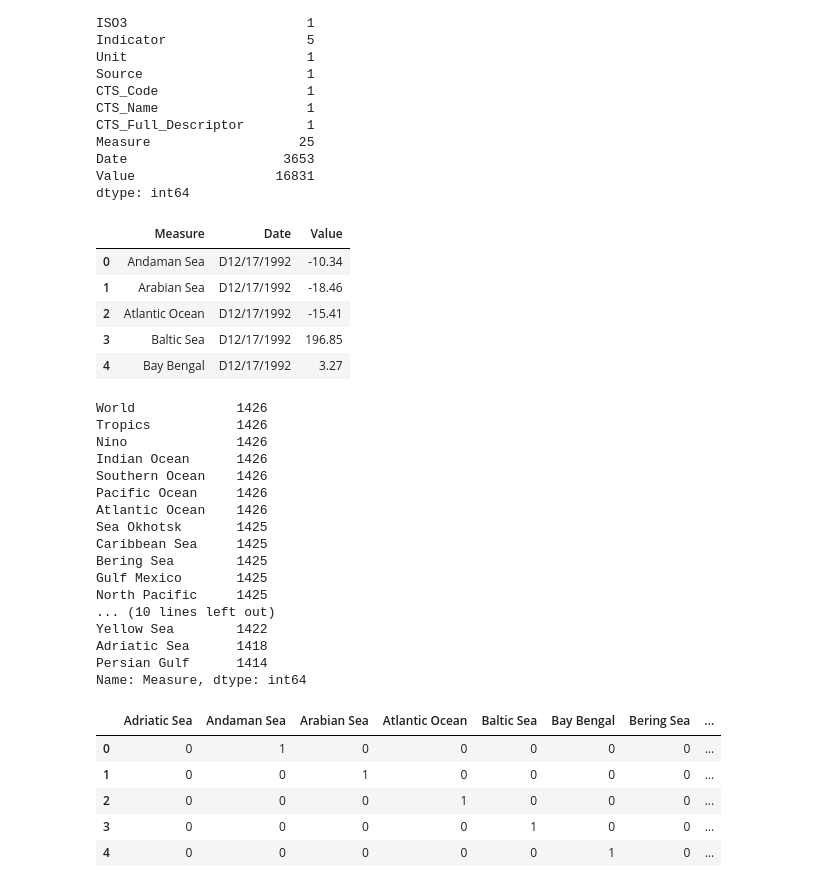
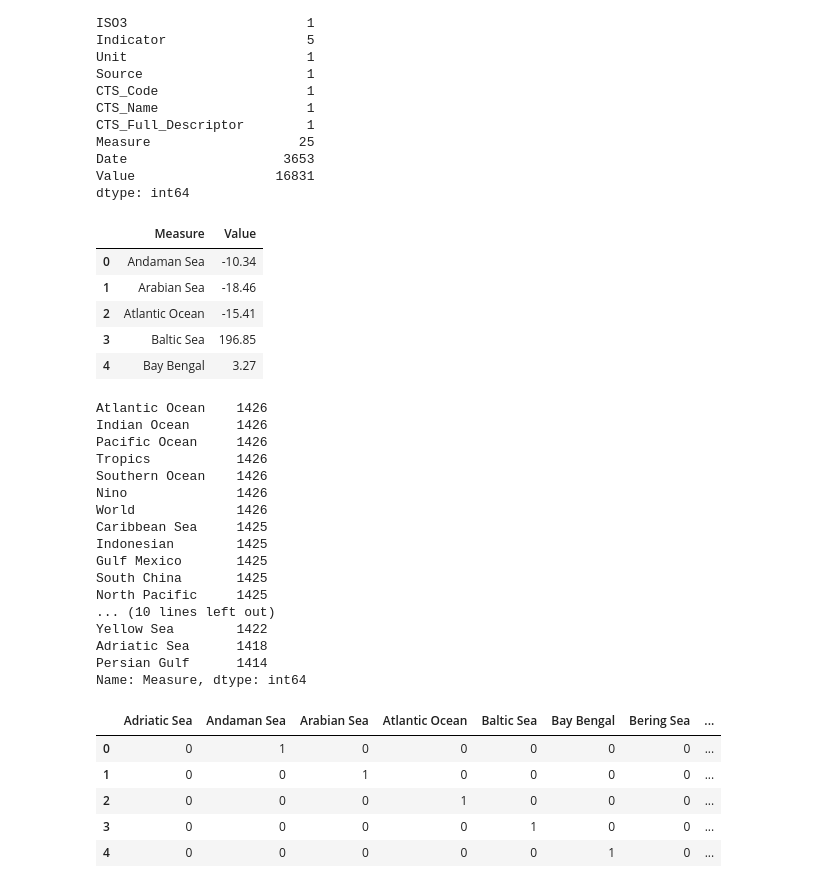
Before and after one commit to detmanski/climate_change_analysis, a Jupyter notebook: sea_levels copy.ipynb, the cells around one changed output. Saved outputs shown, nothing was run; the diff lists cells and outputs as text; code cells hidden in the pictures.

```diff
--- a/sea_levels copy.ipynb
+++ b/sea_levels copy.ipynb
@@ -30,15 +30,15 @@ Date                    3653
 Value                  16831
 dtype: int64
 # %%
-df_2 = df[["Measure", "Date", "Value"]]
+df_2 = df[["Measure", "Value"]]
 df_2.head()
 # %% [output]
-|  | Measure | Date | Value |
-| 0 | Andaman Sea | D12/17/1992 | -10.34 |
-| 1 | Arabian Sea | D12/17/1992 | -18.46 |
-| 2 | Atlantic Ocean | D12/17/1992 | -15.41 |
-| 3 | Baltic Sea | D12/17/1992 | 196.85 |
-| 4 | Bay Bengal | D12/17/1992 | 3.27 |
+|  | Measure | Value |
+| 0 | Andaman Sea | -10.34 |
+| 1 | Arabian Sea | -18.46 |
+| 2 | Atlantic Ocean | -15.41 |
+| 3 | Baltic Sea | 196.85 |
+| 4 | Bay Bengal | 3.27 |
 # %%
 from datetime import date
 from dateutil.relativedelta import relativedelta
@@ -49,17 +49,17 @@ from sklearn.ensemble import RandomForestClassifier
 # %%
 df_2['Measure'].value_counts()
 # %% [output]
+Atlantic Ocean    1426
+Indian Ocean      1426
+Pacific Ocean     1426
+Tropics           1426
+Southern Ocean    1426
+Nino              1426
 World             1426
-Tropics           1426
-Nino              1426
-Indian Ocean      1426
-Southern Ocean    1426
-Pacific Ocean     1426
-Atlantic Ocean    1426
-Sea Okhotsk       1425
 Caribbean Sea     1425
-Bering Sea        1425
+Indonesian        1425
 Gulf Mexico       1425
+South China       1425
 North Pacific     1425
 ... (10 lines left out)
 Yellow Sea        1422
```
Also changed, not shown: parts of 7 cells of this notebook.
